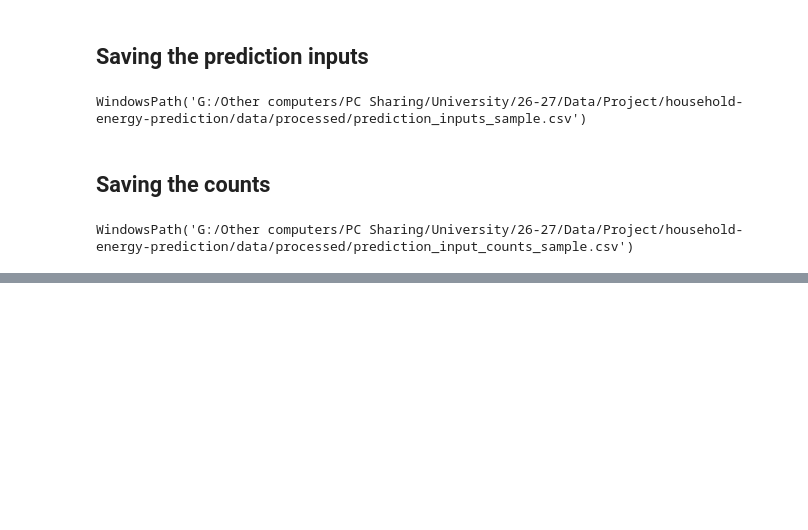
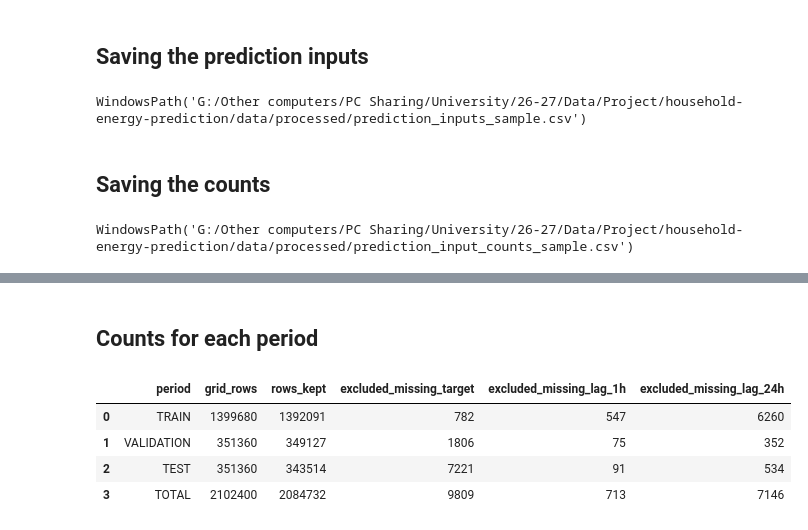
Before and after one commit to Fadhlallah-Almohammed/household-energy-prediction, a Jupyter notebook: notebooks/M3/prepare_prediction_inputs.ipynb, the cells around one changed output, grey strips where cells are left out. Drawn from its saved outputs; the diff is of its cells as text; code cells hidden in the pictures; blank space fills up the shorter version.

```diff
--- a/notebooks/M3/prepare_prediction_inputs.ipynb
+++ b/notebooks/M3/prepare_prediction_inputs.ipynb
@@ -283,0 +388,18 @@ WindowsPath('G:/Other computers/PC Sharing/University/26-27/Data/Project/househo
+# %% [markdown]
+## Counts for each period
+# %%
+period_counts = pd.crosstab(all_rows["period"], all_rows["row_status"])
+period_counts = period_counts.reindex(index=["TRAIN", "VALIDATION", "TEST"],
+    columns=["kept", "missing_target", "missing_lag_1h", "missing_lag_24h"], fill_value=0)
+period_counts.columns = ["rows_kept", "excluded_missing_target",
+    "excluded_missing_lag_1h", "excluded_missing_lag_24h"]
+period_counts.insert(0, "grid_rows", all_rows.groupby("period").size())
+period_counts.loc["TOTAL"] = period_counts.sum()
+period_counts = period_counts.reset_index().rename(columns={"index": "period"})
+period_counts
+# %% [output]
+|  | period | grid_rows | rows_kept | excluded_missing_target | excluded_missing_lag_1h | excluded_missing_lag_24h |
+| 0 | TRAIN | 1399680 | 1392091 | 782 | 547 | 6260 |
+| 1 | VALIDATION | 351360 | 349127 | 1806 | 75 | 352 |
+| 2 | TEST | 351360 | 343514 | 7221 | 91 | 534 |
+| 3 | TOTAL | 2102400 | 2084732 | 9809 | 713 | 7146 |
```
Also changed, not shown: parts of 23 cells of this notebook.
